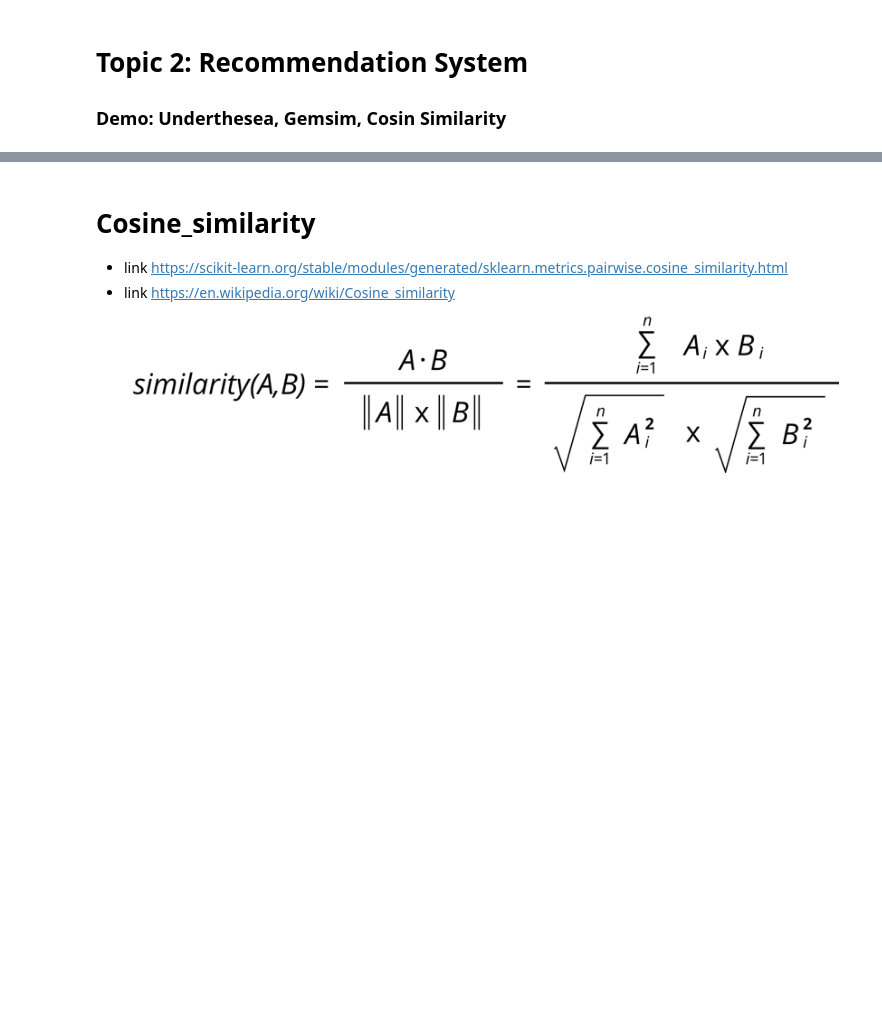
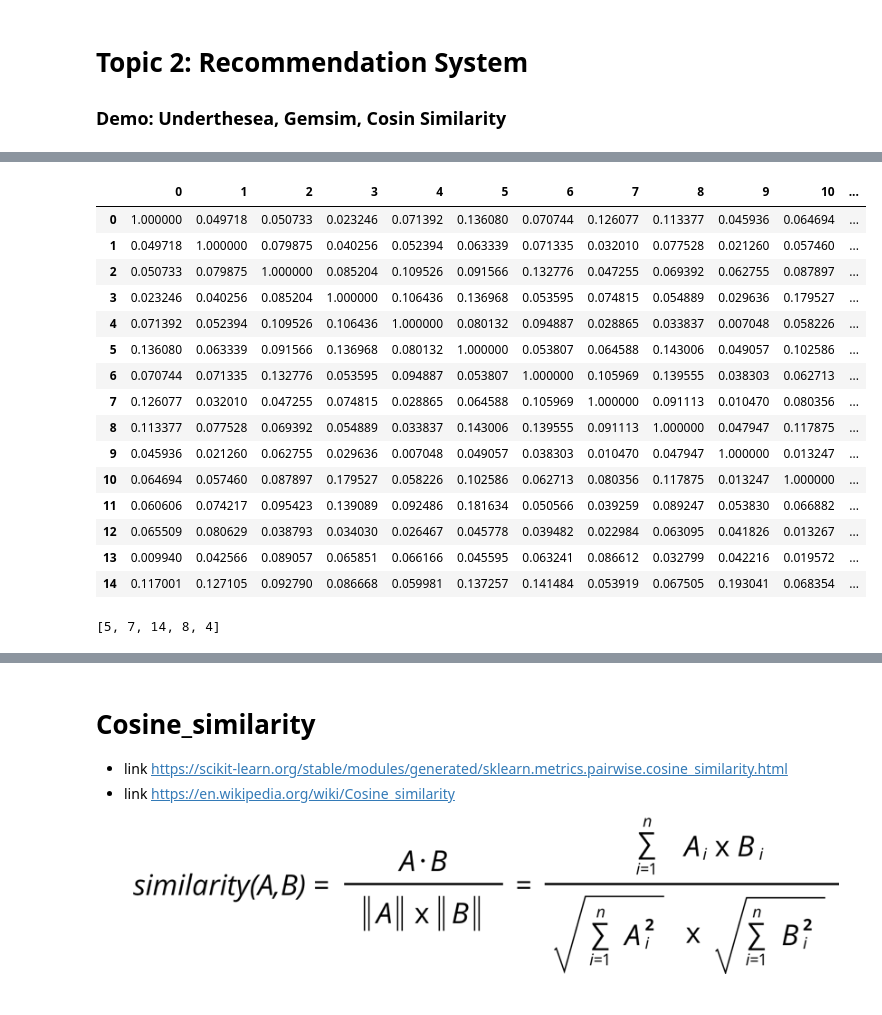
Before and after one commit to phuongfanta/hotel_recommendation, a Jupyter notebook: demo_Consin_NLP_09092025.ipynb, the cells around one changed output, grey strips where cells are left out. Saved outputs shown, nothing was run; the diff lists cells and outputs as text; code cells hidden in the pictures; blank space fills up the shorter version.

```diff
--- a/demo_Consin_NLP_09092025.ipynb
+++ b/demo_Consin_NLP_09092025.ipynb
@@ -82,0 +148,3 @@ import re
+# %%
+# Obtain the number of features based on dictionary: Use corpora.Dictionary
+dictionary = corpora.Dictionary(content_gem_re)
@@ -82,0 +172,3 @@ import re
+# %%
+# Numbers of features (word) in dictionary
+feature_cnt = len(dictionary.token2id)
@@ -82,0 +179,3 @@ import re
+# %%
+# Obtain corpus based on dictionary (dense matrix)
+corpus = [dictionary.doc2bow(text) for text in content_gem_re]
@@ -82,0 +202,27 @@ import re
+# %%
+# Use TF-IDF Model to process corpus, obtaining index
+tfidf = models.TfidfModel(corpus)
+# tính toán sự tương tự trong ma trận thưa thớt
+index = similarities.SparseMatrixSimilarity(tfidf[corpus],
+                                            num_features = feature_cnt)
+# ma tran: n x n
+# %%
+df_1 = pd.DataFrame(index)
+df_1
+# %% [output]
+|  | 0 | 1 | 2 | 3 | 4 | 5 | 6 | 7 | 8 | 9 | 10 | ... |
+| 0 | 1.000000 | 0.049718 | 0.050733 | 0.023246 | 0.071392 | 0.136080 | 0.070744 | 0.126077 | 0.113377 | 0.045936 | 0.064694 | ... |
+| 1 | 0.049718 | 1.000000 | 0.079875 | 0.040256 | 0.052394 | 0.063339 | 0.071335 | 0.032010 | 0.077528 | 0.021260 | 0.057460 | ... |
+| 2 | 0.050733 | 0.079875 | 1.000000 | 0.085204 | 0.109526 | 0.091566 | 0.132776 | 0.047255 | 0.069392 | 0.062755 | 0.087897 | ... |
+| 3 | 0.023246 | 0.040256 | 0.085204 | 1.000000 | 0.106436 | 0.136968 | 0.053595 | 0.074815 | 0.054889 | 0.029636 | 0.179527 | ... |
+| 4 | 0.071392 | 0.052394 | 0.109526 | 0.106436 | 1.000000 | 0.080132 | 0.094887 | 0.028865 | 0.033837 | 0.007048 | 0.058226 | ... |
+| 5 | 0.136080 | 0.063339 | 0.091566 | 0.136968 | 0.080132 | 1.000000 | 0.053807 | 0.064588 | 0.143006 | 0.049057 | 0.102586 | ... |
+| 6 | 0.070744 | 0.071335 | 0.132776 | 0.053595 | 0.094887 | 0.053807 | 1.000000 | 0.105969 | 0.139555 | 0.038303 | 0.062713 | ... |
+| 7 | 0.126077 | 0.032010 | 0.047255 | 0.074815 | 0.028865 | 0.064588 | 0.105969 | 1.000000 | 0.091113 | 0.010470 | 0.080356 | ... |
+| 8 | 0.113377 | 0.077528 | 0.069392 | 0.054889 | 0.033837 | 0.143006 | 0.139555 | 0.091113 | 1.000000 | 0.047947 | 0.117875 | ... |
+| 9 | 0.045936 | 0.021260 | 0.062755 | 0.029636 | 0.007048 | 0.049057 | 0.038303 | 0.010470 | 0.047947 | 1.000000 | 0.013247 | ... |
+| 10 | 0.064694 | 0.057460 | 0.087897 | 0.179527 | 0.058226 | 0.102586 | 0.062713 | 0.080356 | 0.117875 | 0.013247 | 1.000000 | ... |
+| 11 | 0.060606 | 0.074217 | 0.095423 | 0.139089 | 0.092486 | 0.181634 | 0.050566 | 0.039259 | 0.089247 | 0.053830 | 0.066882 | ... |
+| 12 | 0.065509 | 0.080629 | 0.038793 | 0.034030 | 0.026467 | 0.045778 | 0.039482 | 0.022984 | 0.063095 | 0.041826 | 0.013267 | ... |
+| 13 | 0.009940 | 0.042566 | 0.089057 | 0.065851 | 0.066166 | 0.045595 | 0.063241 | 0.086612 | 0.032799 | 0.042216 | 0.019572 | ... |
+| 14 | 0.117001 | 0.127105 | 0.092790 | 0.086668 | 0.059981 | 0.137257 | 0.141484 | 0.053919 | 0.067505 | 0.193041 | 0.068354 | ... |
@@ -82,0 +233,10 @@ import re
+# %%
+# giả sử df_1 là ma trận tương đồng n×n, index và columns đều là chỉ số/ID
+id = 0
+row = df_1.loc[id]
+
+top5 = row.drop(id, errors='ignore').nlargest(5)   # bỏ chính nó
+top5_indices = top5.index.tolist()                 # <-- lấy index của Series
+print(top5_indices)                               # [chỉ số các item tương tự nhất]
+# %% [output]
+[5, 7, 14, 8, 4]
```
Also changed, not shown: parts of 34 cells of this notebook.
